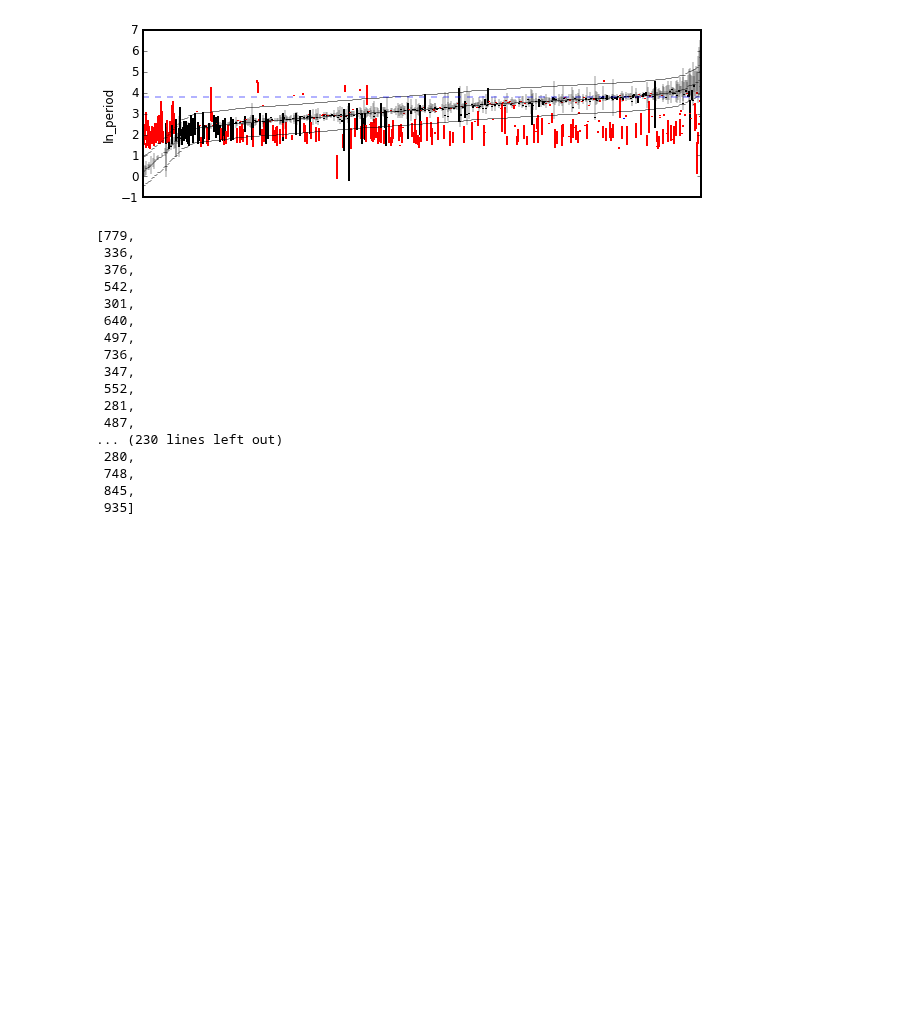
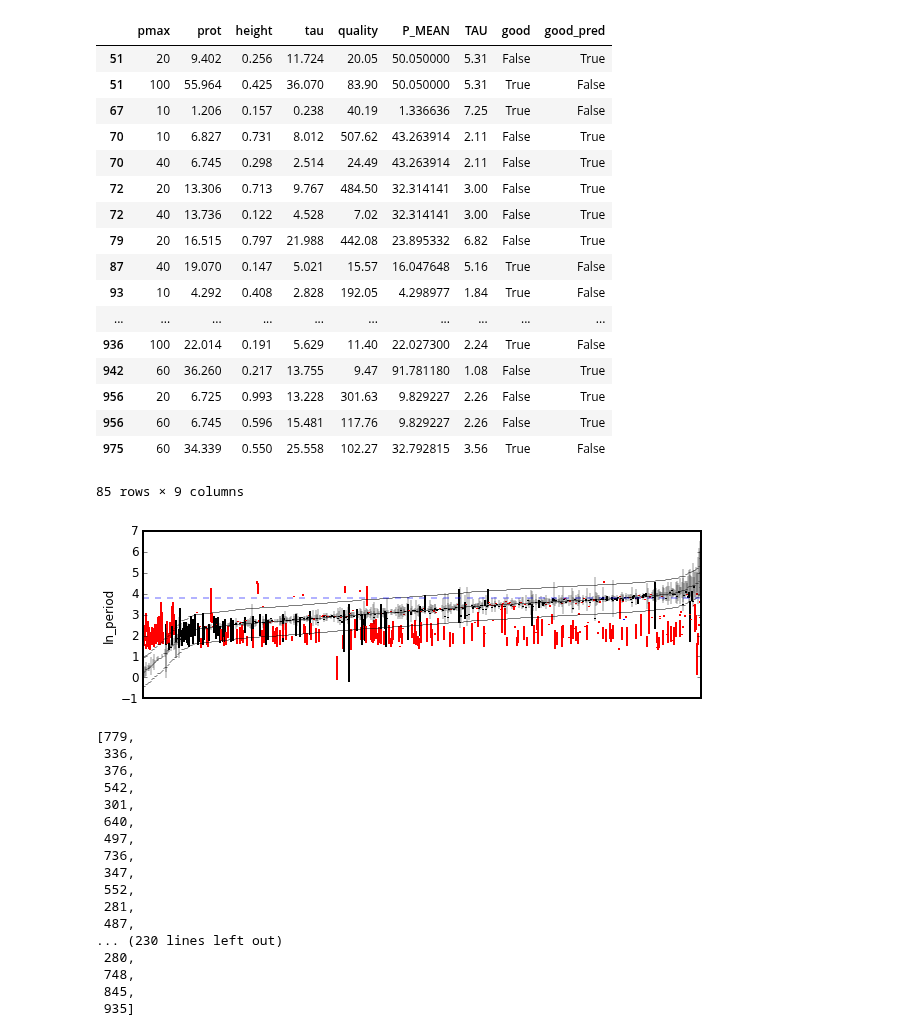
Before and after one commit to RuthAngus/GProtation, a Jupyter notebook: notebooks_tdm/summary.ipynb, the cells around one changed output. Drawn from its saved outputs; the diff is of its cells as text; code cells hidden in the pictures; blank space fills up the shorter version.

```diff
--- a/notebooks_tdm/summary.ipynb
+++ b/notebooks_tdm/summary.ipynb
@@ -40,0 +60,3 @@ Index([u'pmax', u'prot', u'height', u'tau', u'quality', u'N', u'AR', u'CLEN',
+# %%
+cols = ['pmax', 'prot', 'height', 'tau', 'quality', 'P_MEAN','TAU', 'good']
+df_acf_all[cols].ix[558]
@@ -103,0 +154,10 @@ Name: 105, dtype: float64
+# %%
+df_acf_all['taurat'] = df_acf_all['tau'] / df_acf_all['prot']
+X_all = transform_X(df_acf_all.dropna())
+ypred = clf.predict(X_all)
+# %%
+ok = np.logical_not(df_acf_all.isnull().any(axis=1))
+# %%
+good_pred = np.zeros(len(df_acf_all), dtype=bool)
+good_pred[np.where(ok)] = ypred
+df_acf_all['good_pred'] = good_pred
@@ -104,3 +174,24 @@ Name: 105, dtype: float64
+# %%
+df_acf_all.query('good_pred != good')[cols + ['good_pred']]
+# %% [output]
+|  | pmax | prot | height | tau | quality | P_MEAN | TAU | good | good_pred |
+| 51 | 20 | 9.402 | 0.256 | 11.724 | 20.05 | 50.050000 | 5.31 | False | True |
+| 51 | 100 | 55.964 | 0.425 | 36.070 | 83.90 | 50.050000 | 5.31 | True | False |
+| 67 | 10 | 1.206 | 0.157 | 0.238 | 40.19 | 1.336636 | 7.25 | True | False |
+| 70 | 10 | 6.827 | 0.731 | 8.012 | 507.62 | 43.263914 | 2.11 | False | True |
+| 70 | 40 | 6.745 | 0.298 | 2.514 | 24.49 | 43.263914 | 2.11 | False | True |
+| 72 | 20 | 13.306 | 0.713 | 9.767 | 484.50 | 32.314141 | 3.00 | False | True |
+| 72 | 40 | 13.736 | 0.122 | 4.528 | 7.02 | 32.314141 | 3.00 | False | True |
+| 79 | 20 | 16.515 | 0.797 | 21.988 | 442.08 | 23.895332 | 6.82 | False | True |
+| 87 | 40 | 19.070 | 0.147 | 5.021 | 15.57 | 16.047648 | 5.16 | True | False |
+| 93 | 10 | 4.292 | 0.408 | 2.828 | 192.05 | 4.298977 | 1.84 | True | False |
+| ... | ... | ... | ... | ... | ... | ... | ... | ... | ... |
+| 936 | 100 | 22.014 | 0.191 | 5.629 | 11.40 | 22.027300 | 2.24 | True | False |
+| 942 | 60 | 36.260 | 0.217 | 13.755 | 9.47 | 91.781180 | 1.08 | False | True |
+| 956 | 20 | 6.725 | 0.993 | 13.228 | 301.63 | 9.829227 | 2.26 | False | True |
+| 956 | 60 | 6.745 | 0.596 | 15.481 | 117.76 | 9.829227 | 2.26 | False | True |
+| 975 | 60 | 34.339 | 0.550 | 25.558 | 102.27 | 32.792815 | 3.56 | True | False |
+85 rows × 9 columns
 # %%
 %matplotlib inline
 import matplotlib.pyplot as plt
```
Also changed, not shown: parts of 17 cells of this notebook, 1 other file.
